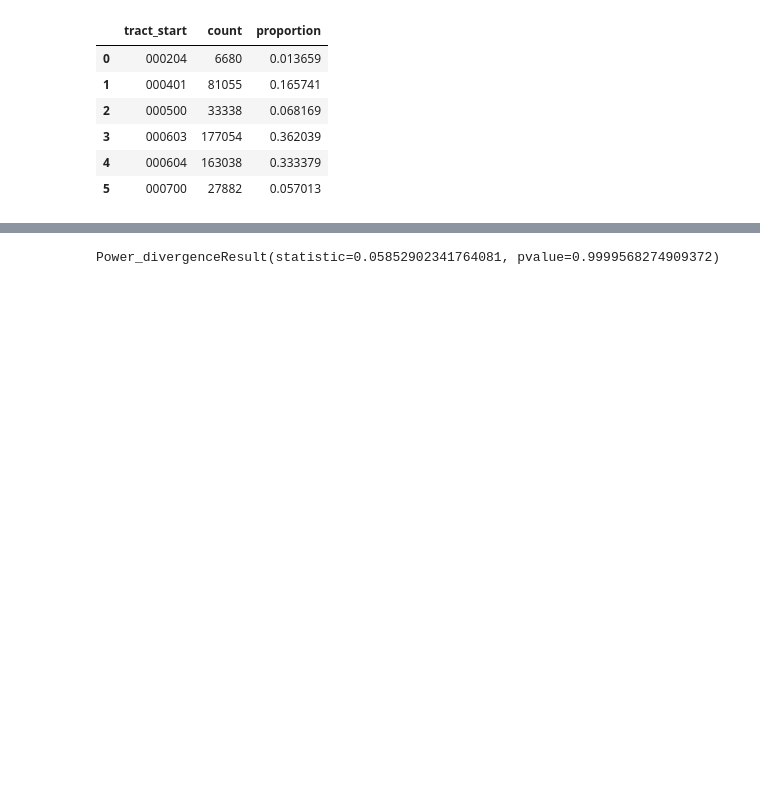
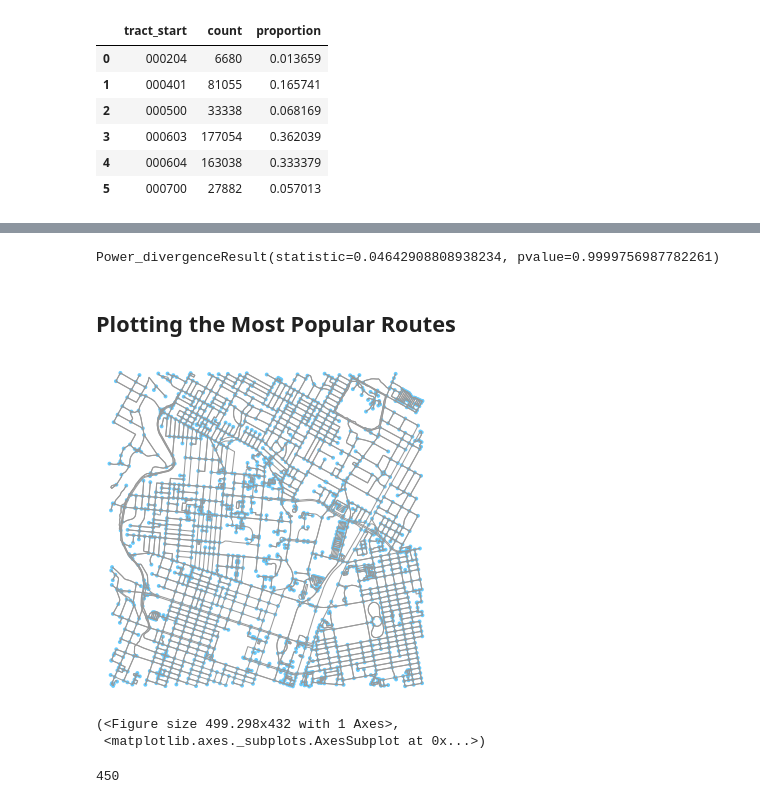
Before and after one commit to sanjayyepuri/DocklessVehicleTraffic, a Jupyter notebook: notebooks/DocklessScooterBayesNet.ipynb, the cells around one changed output, grey strips where cells are left out. Drawn from its saved outputs; the diff is of its cells as text; code cells hidden in the pictures; blank space fills up the shorter version.

Commit message:
Plotting Traffic Map

```diff
--- a/notebooks/DocklessScooterBayesNet.ipynb
+++ b/notebooks/DocklessScooterBayesNet.ipynb
@@ -152,7 +146,8 @@ Name: distance, Length: 489047, dtype: int64
 # %%
 from scipy.stats import chisquare
 
-results = chisquare(sampled_data['proportion'], f_exp=original_data['proportion'])
-print(results)
+chisquare(sampled_freqs['proportion'], f_exp=original_freqs['proportion'])
 # %% [output]
-Power_divergenceResult(statistic=0.05852902341764081, pvalue=0.9999568274909372)
+Power_divergenceResult(statistic=0.04642908808938234, pvalue=0.9999756987782261)
+# %% [markdown]
+## Plotting the Most Popular Routes
@@ -158,0 +159,10 @@ Power_divergenceResult(statistic=0.05852902341764081, pvalue=0.9999568274909372)
+# %%
+sim = Simulator()
+sim.get_graph()
+#original_map = ox.graph_from_address(central_address, distance=1500, network_type='bike')
+# %%
+ox.plot_graph(sim.map)
+# %% [output]
+[figure, added]
+(<Figure size 499.298x432 with 1 Axes>,
+ <matplotlib.axes._subplots.AxesSubplot at 0x...>)
@@ -158,0 +171,17 @@ Power_divergenceResult(statistic=0.05852902341764081, pvalue=0.9999568274909372)
+# %%
+max_count = -1
+
+
+edges = list(sim.map.edges)
+
+for i in range(len(edges)):
+    e = edges[i]
+    sim.map.edges[e]['count'] = float(sim.map.edges[e]['count'])
+
+    if  sim.map.edges[e]['count'] <= 5:
+        sim.map.remove_edge(*e)
+
+
+print(len(sim.map.edges))
+# %% [output]
+450
```
Also changed, not shown: parts of 14 cells of this notebook, 6 other files.
